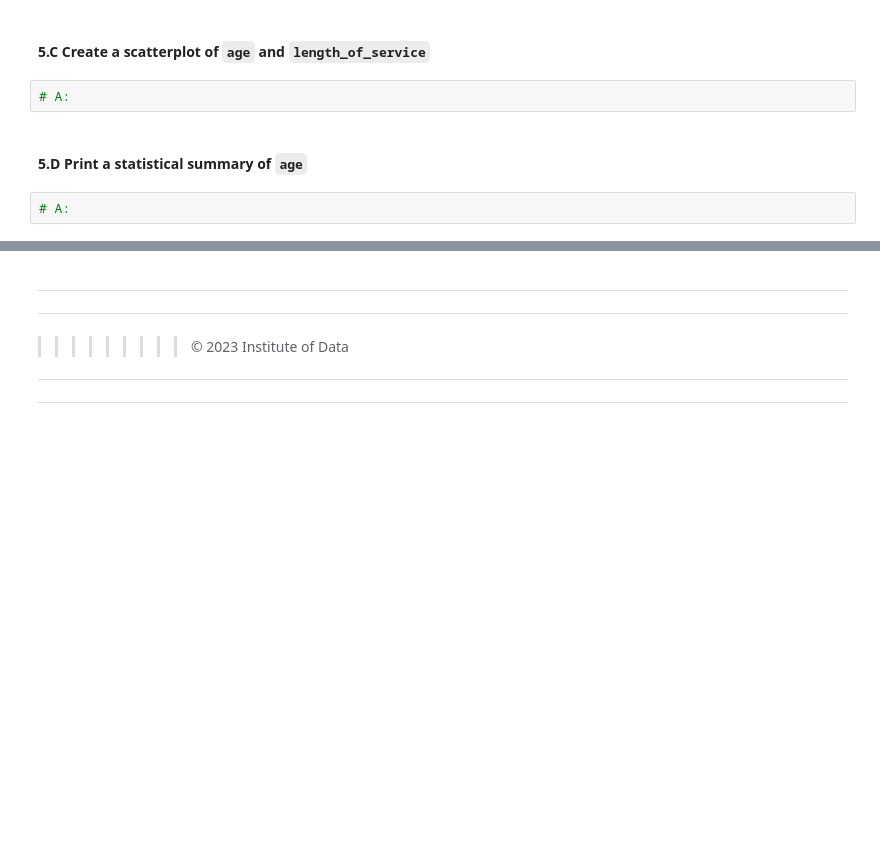
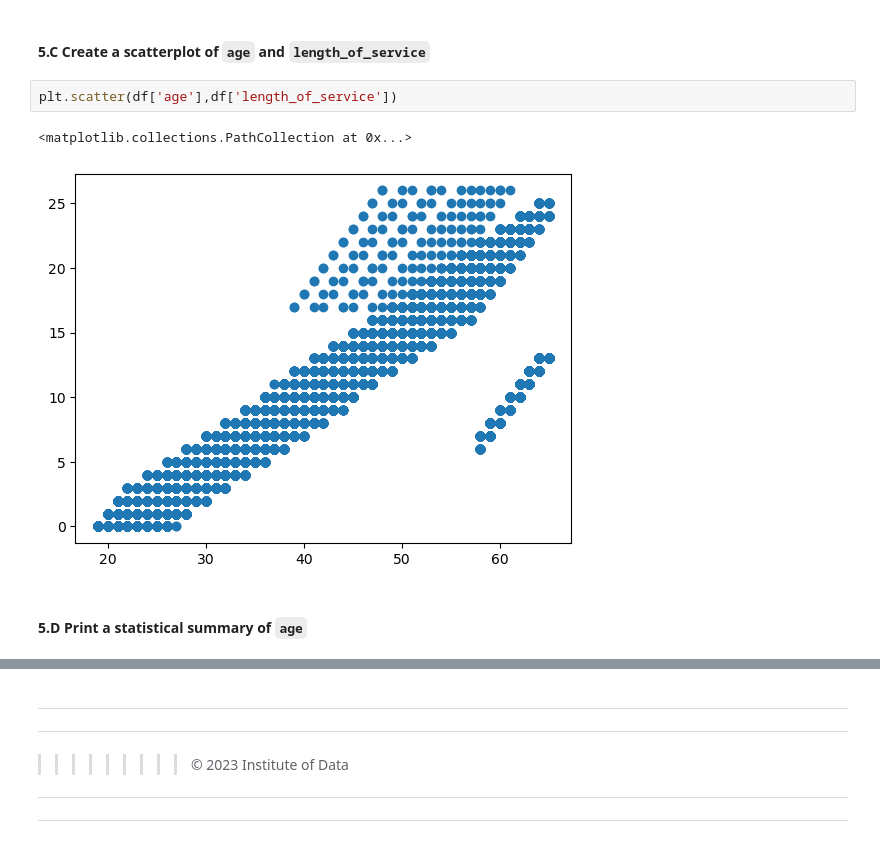
Before and after one commit to wilfridilustre/IOD, a Jupyter notebook: Mod 1/Labs 1/IOD_Lab-1.2.2 Pandas.ipynb, the cells around one changed output, grey strips where cells are left out. Saved outputs shown, nothing was run; the diff lists cells and outputs as text; blank space fills up the shorter version.

```diff
--- a/Mod 1/Labs 1/IOD_Lab-1.2.2 Pandas.ipynb
+++ b/Mod 1/Labs 1/IOD_Lab-1.2.2 Pandas.ipynb
@@ -187,8 +419,9 @@ Find the count, mean, std, min, max of all columns of the dataframe
 # %% [markdown]
 #### 5.C Create a scatterplot of `age` and `length_of_service`
-# %%
-# A:
+# %%
+plt.scatter(df['age'],df['length_of_service'])
+# %% [output]
+<matplotlib.collections.PathCollection at 0x...>
+[figure, added]
 # %% [markdown]
 #### 5.D Print a statistical summary of `age`
-# %%
-# A:
```
Also changed, not shown: parts of 39 cells of this notebook, 2 other files.
